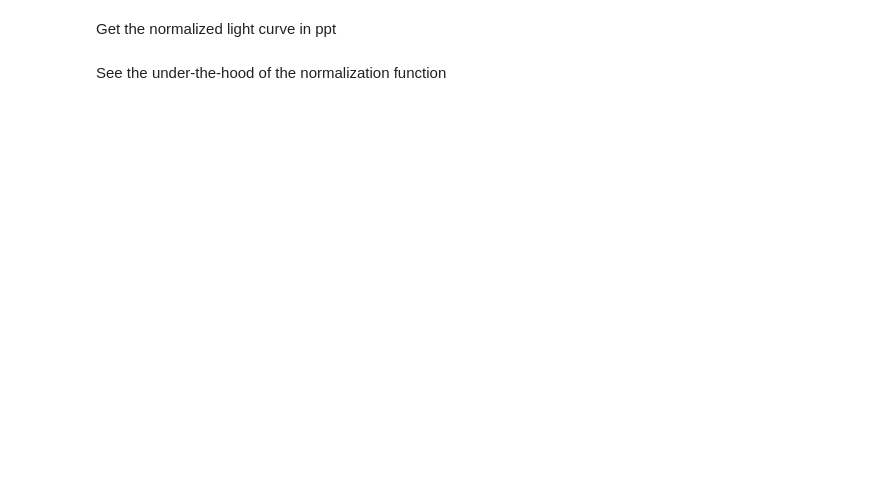
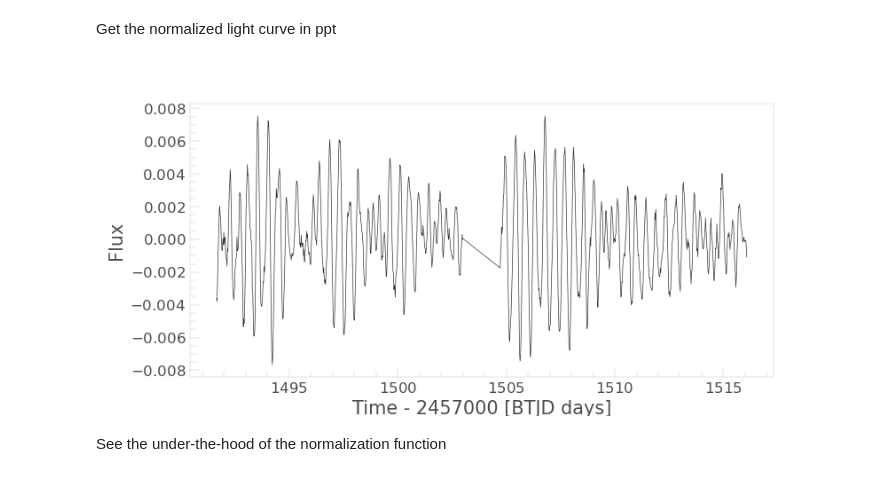
Before and after one commit to stefano-rgc/tessutils, a Jupyter notebook: tutorial/Tessutils_tutorial.ipynb, the cells around one changed output. Cells and saved outputs as stored; diff of their text form; code cells hidden in the pictures; blank space fills up the shorter version.

```diff
--- a/tutorial/Tessutils_tutorial.ipynb
+++ b/tutorial/Tessutils_tutorial.ipynb
@@ -658,7 +869,9 @@ Get the normalized light curve in ppt
 # %%
 lc_normalized = tu.reduction.normalize_lightCurve(lc_regressed_clean)
 # %%
-lc_normalized.plot()
+_ = lc_normalized.plot()
+# %% [output]
+[figure, added]
 # %% [markdown]
 See the under-the-hood of the normalization function
 # %%
```
Also changed, not shown: parts of 58 cells of this notebook, 1 other file.
